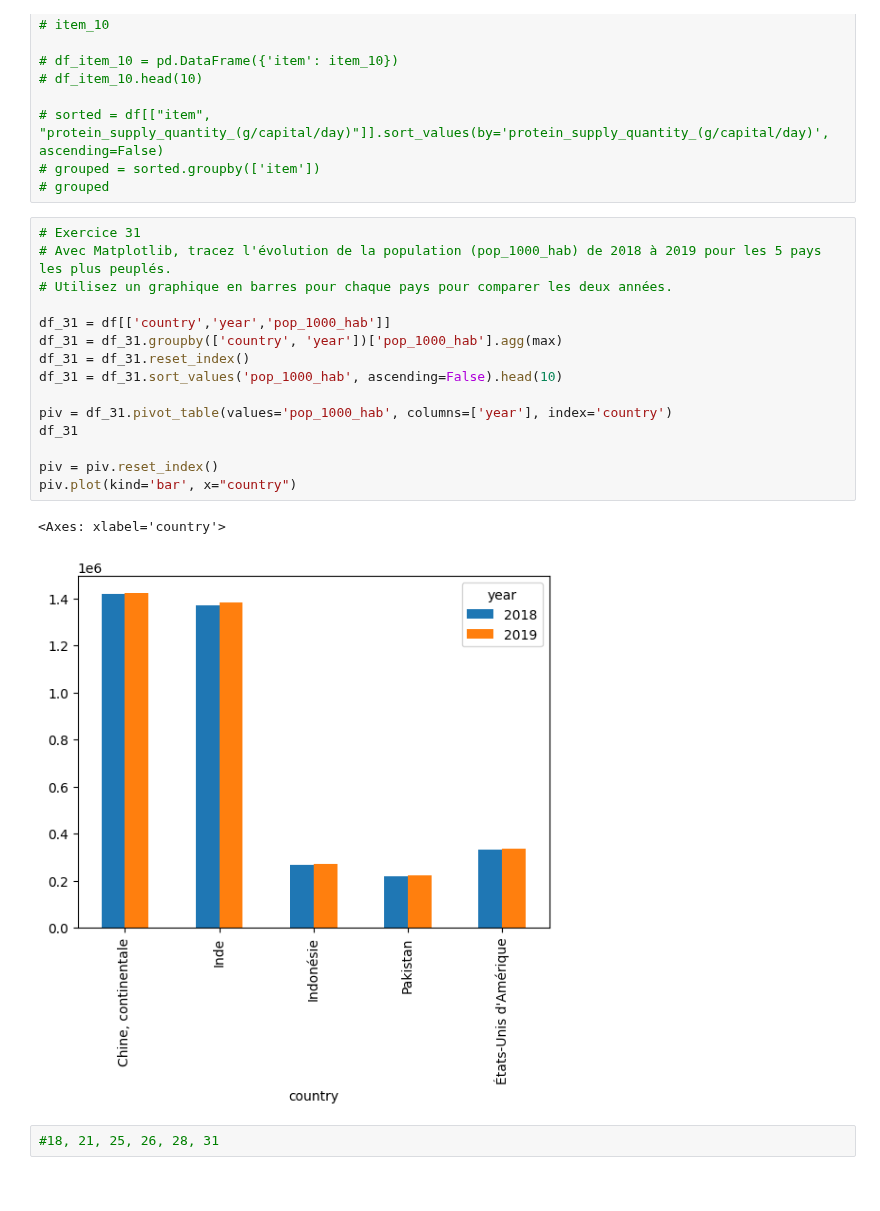
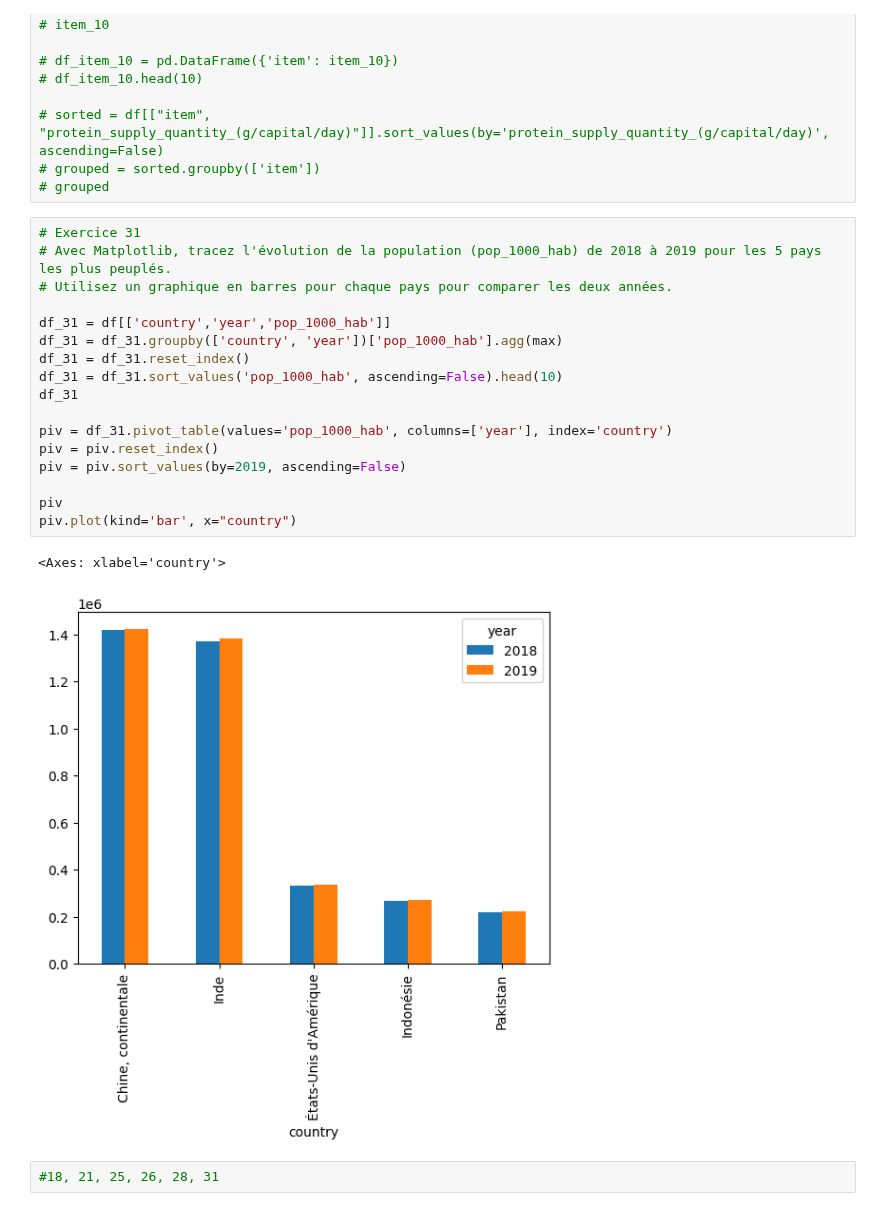
Before and after one commit to Melobgn/Brief-pandas-SEM, a Jupyter notebook: dataframes.ipynb, the cells around one changed output. Drawn from its saved outputs; the diff is of its cells as text.

```diff
--- a/dataframes.ipynb
+++ b/dataframes.ipynb
@@ -396,20 +414,22 @@ La population mondiale de 2019 était de 7704176359 habitants
 # %%
 # Exercice 31
 # Avec Matplotlib, tracez l'évolution de la population (pop_1000_hab) de 2018 à 2019 pour les 5 pays les plus peuplés.
 # Utilisez un graphique en barres pour chaque pays pour comparer les deux années.
 
 df_31 = df[['country','year','pop_1000_hab']]
 df_31 = df_31.groupby(['country', 'year'])['pop_1000_hab'].agg(max)
 df_31 = df_31.reset_index()
 df_31 = df_31.sort_values('pop_1000_hab', ascending=False).head(10)
+df_31
 
 piv = df_31.pivot_table(values='pop_1000_hab', columns=['year'], index='country')
-df_31
+piv = piv.reset_index()
+piv = piv.sort_values(by=2019, ascending=False)
 
-piv = piv.reset_index()
+piv
 piv.plot(kind='bar', x="country")
 # %% [output]
 <Axes: xlabel='country'>
-[figure, old version]
+[figure, new version]
 # %%
 #18, 21, 25, 26, 28, 31
```
Also changed, not shown: parts of 1 cell of this notebook.
